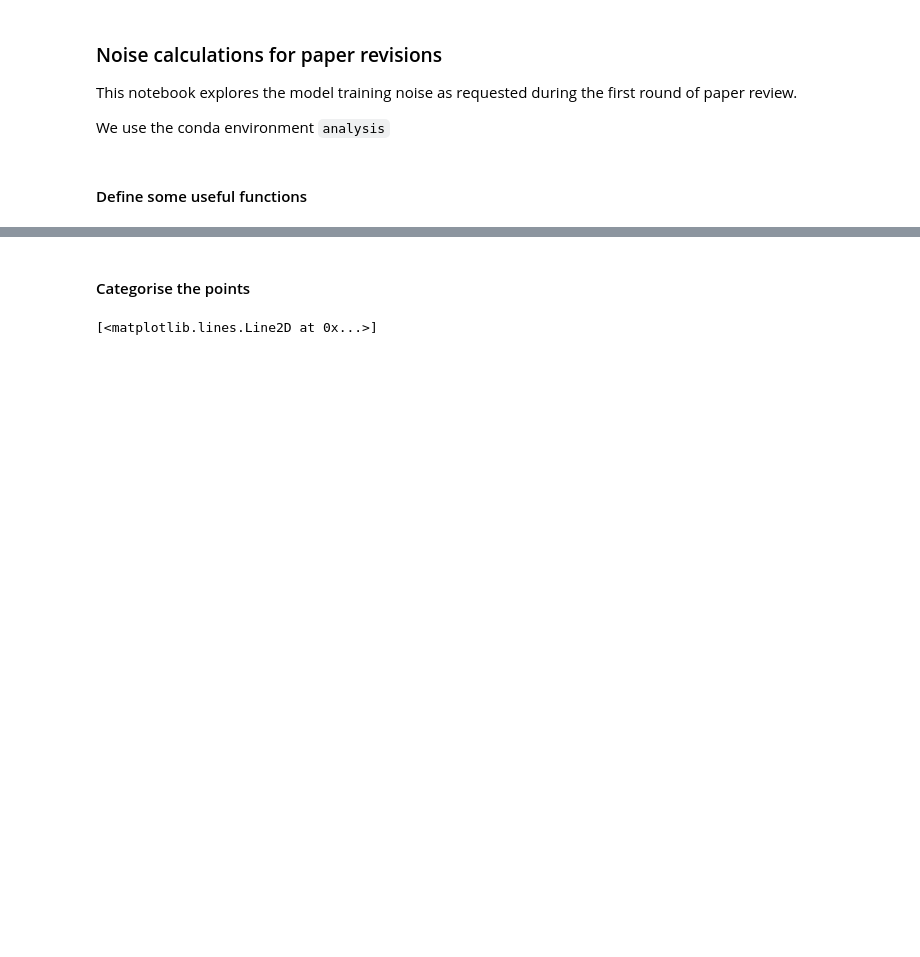
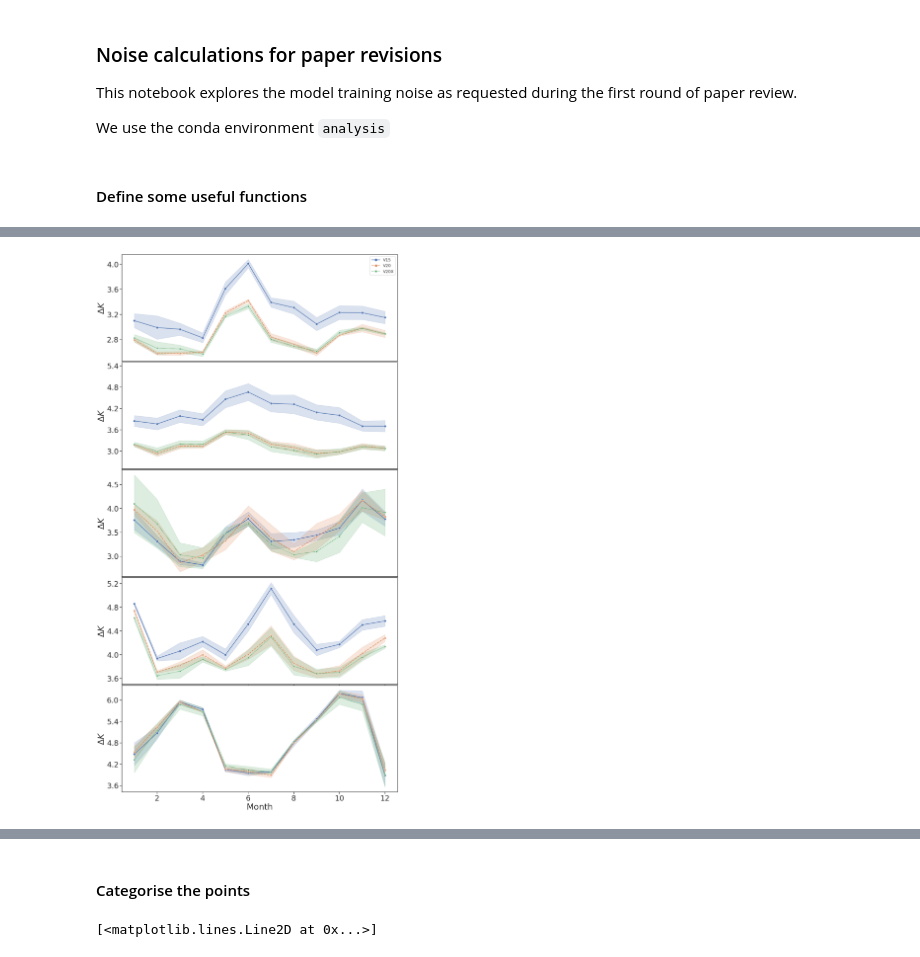
Before and after one commit to tomkimpson/ML4L, a Jupyter notebook: notebooks/revisions/noise_calculations.ipynb, the cells around one changed output, grey strips where cells are left out. Drawn from its saved outputs; the diff is of its cells as text; code cells hidden in the pictures; blank space fills up the shorter version.

Commit message:
timeseriesplots

```diff
--- a/notebooks/revisions/noise_calculations.ipynb
+++ b/notebooks/revisions/noise_calculations.ipynb
@@ -140,3 +201,83 @@ def get_annual_averages(df):
+# %%
+df_lake = pd.read_pickle('tmp_data/lake_monthly_df')
+df_lake = df_lake.query('model != "V15X"')
+
+df_lake_ground = pd.read_pickle('tmp_data/lake_ground_monthly_df')
+df_lake_ground = df_lake_ground.query('model != "V15X"')
+
+
+df_vegetation = pd.read_pickle('tmp_data/vegetation_monthly_df')
+df_vegetation = df_vegetation.query('model != "V15X"')
+
+
+df_glacier_north = pd.read_pickle('tmp_data/glacier_north_monthly_df')
+df_glacier_north = df_glacier_north.query('model != "V15X"')
+
+df_glacier_south = pd.read_pickle('tmp_data/glacier_south_monthly_df')
+df_glacier_south = df_glacier_south.query('model != "V15X"')
+# %%
+import matplotlib.pyplot as plt
+import seaborn as sns
+
+
+#h,w = 12,8
+#fig, ax = plt.subplots(nrows=1, ncols=1, figsize=(h,w),sharex=True)
+h,w = 20,2*20
+
+sns.set_theme(context='talk',
+              style='ticks',
+              palette='deep',
+              rc={'figure.figsize':(h,w)}
+              )
+
+fig, (ax1,ax2,ax3,ax4,ax5) = plt.subplots(nrows=5, ncols=1, figsize=(h,w),sharex=True)
+
+p1 = sns.lineplot(data=df_lake, x="month", y='prediction_error',hue='model', style='model',ax=ax1,markers=True,errorbar='sd')
+p2 = sns.lineplot(data=df_lake_ground, x="month", y='prediction_error',hue='model', style='model',ax=ax2,markers=True,errorbar='sd')
+p3 = sns.lineplot(data=df_vegetation, x="month", y='prediction_error',hue='model', style='model',ax=ax3,markers=True,errorbar='sd')
+p4 = sns.lineplot(data=df_glacier_north, x="month", y='prediction_error',hue='model', style='model',ax=ax4,markers=True,errorbar='sd')
+p5 = sns.lineplot(data=df_glacier_south, x="month", y='prediction_error',hue='model', style='model',ax=ax5,markers=True,errorbar='sd')
+
+
+
+# ALL AXES
+for ax in [ax1,ax2,ax3,ax4,ax4,ax5]:
+    ax.set_ylabel(r"$\Delta K$",fontsize=34)
+    ax.tick_params(labelsize=30)
+    ax.legend().set_visible(False)
+    ax.yaxis.set_major_locator(plt.MaxNLocator(5))
+
+
+
+
+for ax in [ax1,ax2,ax3]:
+    ax.tick_params(
+                  axis='x',          # changes apply to the x-axis
+                  which='both',      # both major and minor ticks are affected
+                  bottom=False,      # ticks along the bottom edge are off
+                  top=False,         # ticks along the top edge are off
+                  labelbottom=False) # labels along the bottom edge are o
+
+
+
+
+# AX1
+ax1.legend().set_title(None)
+
+#AX4
+ax5.set_xlabel("Month",fontsize=34)
+
+
+#hacky
+ax2.set_ylim(2.5,5.5)
+
+plt.subplots_adjust(wspace=0.01, hspace=0.01)
+
+
+
+plt.savefig(f"images/new_timeseries_noise.png", bbox_inches="tight",dpi=300)
+# %% [output]
+[figure, added]
 # %%
 dfV15 = collect_noise_numbers("V15")
 dfV20 = collect_noise_numbers("V20")
```
Also changed, not shown: parts of 21 cells of this notebook, 11 other files.
